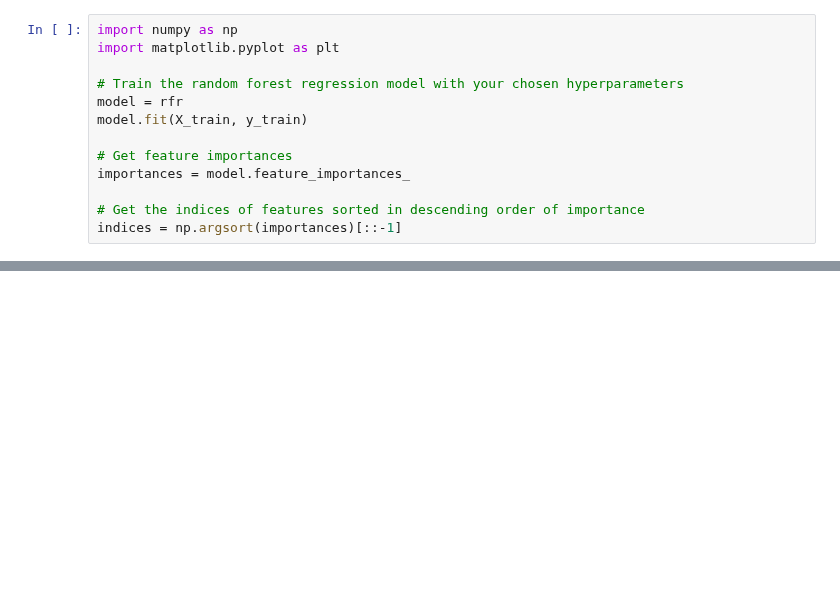
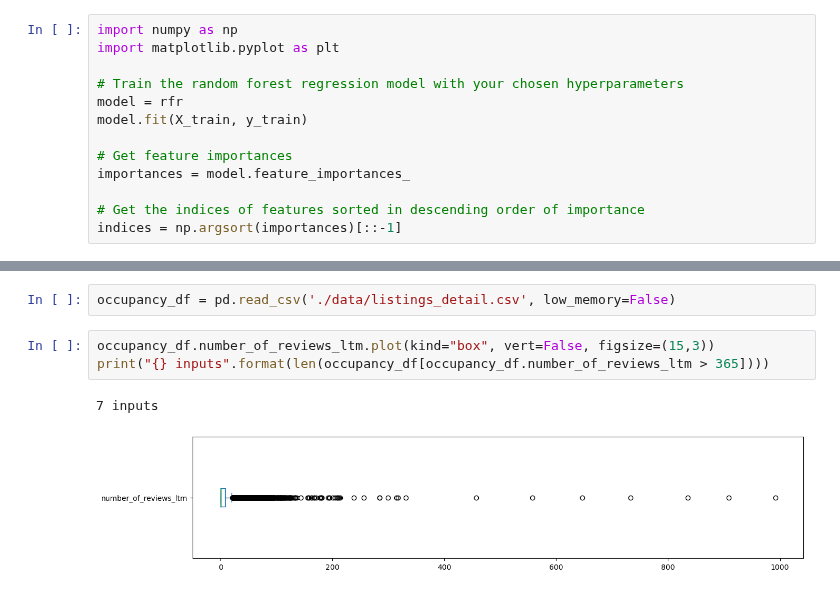
Before and after one commit to n-altawam/Sprinboard, a Jupyter notebook: Capstone 2/5. Modelling.ipynb, the cells around one changed output, grey strips where cells are left out. Saved outputs shown, nothing was run; the diff lists cells and outputs as text; blank space fills up the shorter version.

```diff
--- a/Capstone 2/5. Modelling.ipynb
+++ b/Capstone 2/5. Modelling.ipynb
@@ -340,0 +350,8 @@ plt.show()
+# %%
+occupancy_df = pd.read_csv('./data/listings_detail.csv', low_memory=False)
+# %%
+occupancy_df.number_of_reviews_ltm.plot(kind="box", vert=False, figsize=(15,3))
+print("{} inputs".format(len(occupancy_df[occupancy_df.number_of_reviews_ltm > 365])))
+# %% [output]
+7 inputs
+[figure, added]
```
Also changed, not shown: parts of 33 cells of this notebook.
